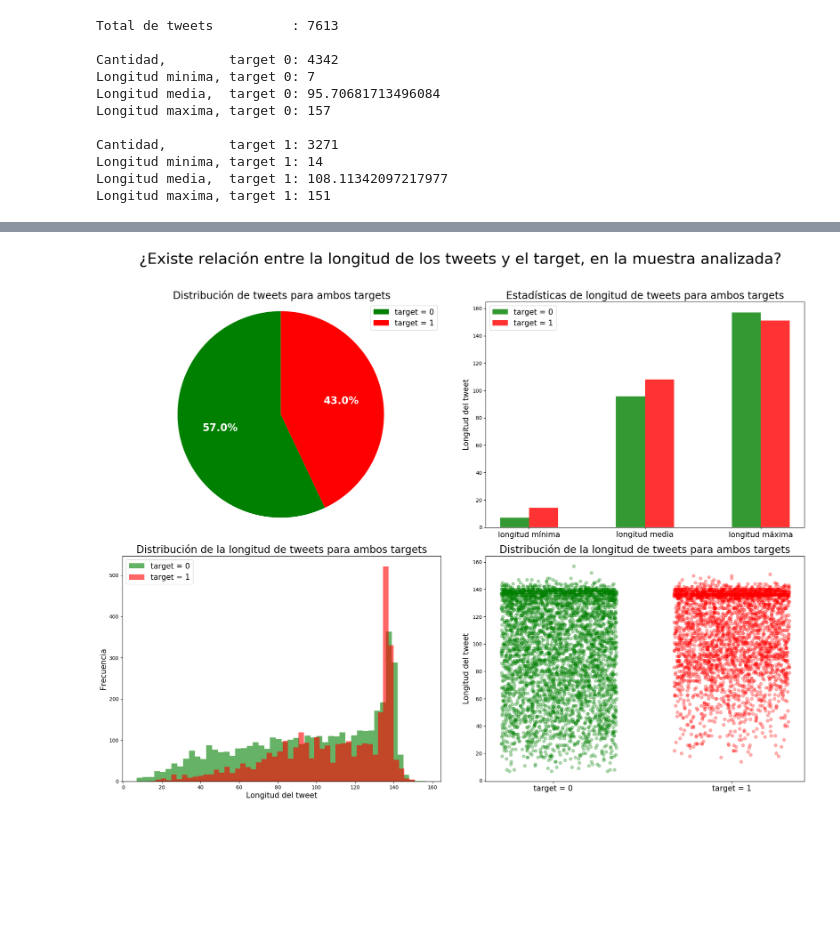
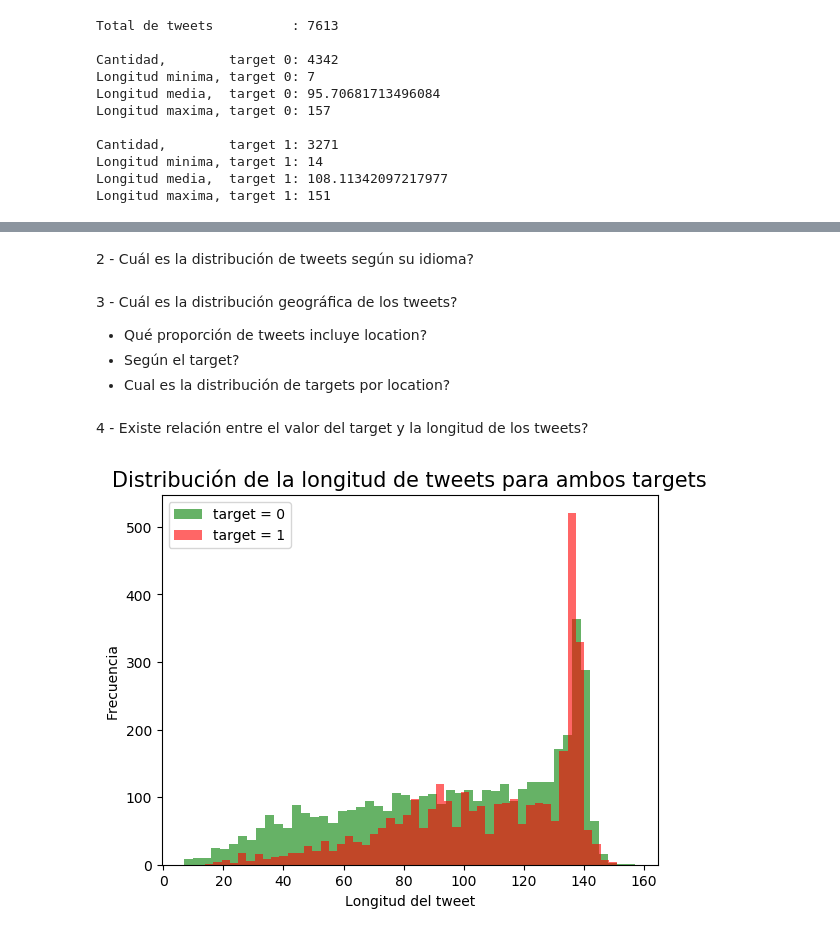
Before and after one commit to patopizzini/Organizacion_Datos_1C2020, a Jupyter notebook: TP1/TP1_JM.ipynb, the cells around one changed output, grey strips where cells are left out. Saved outputs shown, nothing was run; the diff lists cells and outputs as text; code cells hidden in the pictures; blank space fills up the shorter version.

Commit message:
graficos por pregunta, mejoras de tamaño y presentacion

```diff
--- a/TP1/TP1_JM.ipynb
+++ b/TP1/TP1_JM.ipynb
@@ -9,6 +9,16 @@ import warnings
 %matplotlib inline
 plt.style.use('default')
 
+#Tamaños de textos
+figure_sub_title_fs = 15
+figure_labels_fs = 12
+figure_axis_fs = 10
+figure_legend_fs = 10
+
+#Tamaño de la visualización, hoja A4
+fig = plt.figure()
+fig.set_size_inches(20,30)
+
 #Formato de numeros reales
 pd.options.display.float_format = '{:20,.2f}'.format
 
@@ -89,62 +123,24 @@ Longitud maxima, target 1: 151
+# %% [markdown]
+2 - Cuál es la distribución de tweets según su idioma?
+# %% [markdown]
+3 - Cuál es la distribución geográfica de los tweets?
+- Qué proporción de tweets incluye location?
+- Según el target?
+- Cual es la distribución de targets por location?
+# %% [markdown]
+4 - Existe relación entre el valor del target y la longitud de los tweets?
 # %%
-#Generamos la visualización, sobre los datos
-#Tamaños de textos
-figure_title_fs = 30
-figure_sub_title_fs = 20
-figure_labels_fs = 20
-figure_axis_fs = 15
-figure_legend_fs = 15
-
-#Tamaño de la visualización, hoja A4
-fig = plt.figure()
-fig.set_size_inches(20,30)
-fig.suptitle('¿Existe relación entre la longitud de los tweets y el target, en la muestra analizada?', fontsize=figure_title_fs)
-
-#Graficamos la distribucion de la longitud de los tweets, discriminada por target
-ax1 = fig.add_subplot(4,2,1)
-labels = "target = 0", "target = 1"
-colors = ["green", "red"]
-sizes = [tweets_lengths_0_s.count(), tweets_lengths_1_s.count()]
-ax1.pie(sizes, colors=colors, autopct='%1.1f%%', shadow=False, startangle=90, textprops=dict(color="w",fontweight='bold', fontsize=figure_labels_fs))
-ax1.axis('equal')
-ax1.legend(labels,fontsize=figure_legend_fs)
-ax1.set_title("Distribución de tweets para ambos targets", fontsize=figure_sub_title_fs)
-
 #Graficamos la distribucion de la longitud de los tweets, discriminada por target
 #Histogramas superpuestos
-ax2 = fig.add_subplot(4,2,3)
+fig = plt.figure()
+ax2 = fig.add_subplot()
 ax2 = tweets_lengths_0_s.plot.hist(bins=50, color='green',alpha=0.6)
 ax2 = tweets_lengths_1_s.plot.hist(bins=50, color='red',alpha=0.6)
 ax2.set_title("Distribución de la longitud de tweets para ambos targets", fontsize=figure_sub_title_fs)
 ax2.legend(["target = 0","target = 1"],fontsize=figure_legend_fs)
 ax2.set_xlabel("Longitud del tweet",fontsize=figure_axis_fs)
 ax2.set_ylabel("Frecuencia", fontsize=figure_axis_fs)
 
-#Graficamos la distribucion de la longitud de los tweets, discriminada por target
-#Scatterplot con jitter
-ax3 = fig.add_subplot(4,2,4)
-plt.xticks([0.18,0.80],['target = 0','target = 1'], fontsize=figure_axis_fs)
-ax3.scatter(tweets_lengths_0['target'].apply(lambda n: n+(((np.random.random_sample()/2.5)))), tweets_lengths_0['length'], color='green', alpha=0.3)
-ax3.scatter(tweets_lengths_1['target'].apply(lambda n: n-(((np.random.random_sample()/2.5)))), tweets_lengths_1['length'], color='red', alpha=0.3)
-ax3.set_title("Distribución de la longitud de tweets para ambos targets", fontsize=figure_sub_title_fs)
-ax3.set_ylabel("Longitud del tweet", fontsize=figure_axis_fs)
-
-#Graficamos las estadisticas basicas de la longitud de los tweets
-ax4 = fig.add_subplot(4,2,2)
-barWidth = 0.25
-bars1 = [tweets_lengths_0_s.min(), tweets_lengths_0_s.mean(), tweets_lengths_0_s.max()]
-bars2 = [tweets_lengths_1_s.min(), tweets_lengths_1_s.mean(), tweets_lengths_1_s.max()]
-r1 = np.arange(len(bars1))
-r2 = [x + barWidth for x in r1]
-r3 = [x + barWidth for x in r2]
-plt.xticks([r + barWidth/2 for r in range(len(bars1))], ['longitud mínima', 'longitud media', 'longitud máxima'], fontsize=figure_axis_fs)
-ax4.bar(r1, bars1, color='green', width=barWidth, label='target = 0', alpha=0.8)
-ax4.bar(r2, bars2, color='red', width=barWidth, label='target = 1', alpha=0.8)
-ax4.set_title("Estadísticas de longitud de tweets para ambos targets", fontsize=figure_sub_title_fs)
-ax4.legend(["target = 0","target = 1"],fontsize=figure_legend_fs)
-ax4.set_ylabel("Longitud del tweet", fontsize=figure_axis_fs)
-
-plt.tight_layout(rect=[0, 0.03, 1, 0.95])
 plt.show()
 # %% [output]
-[figure, old version]
+[figure, new version]
```
Also changed, not shown: parts of 11 cells of this notebook.
